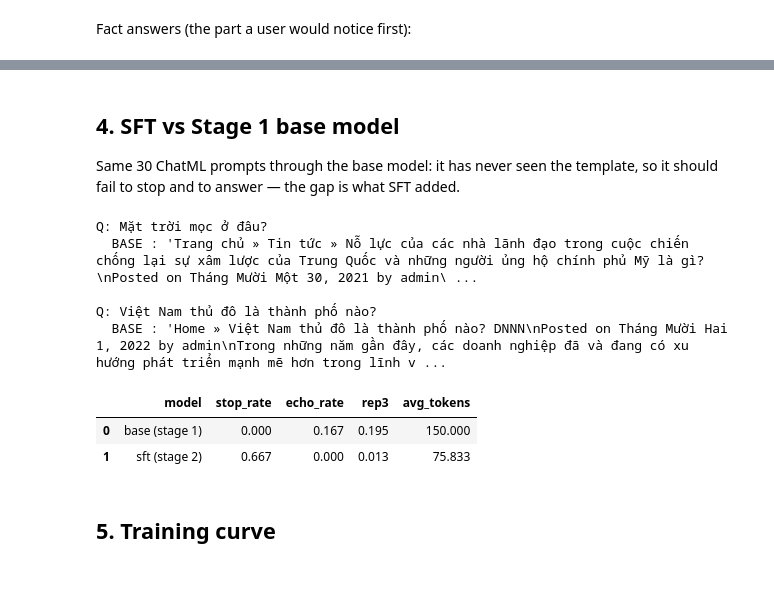
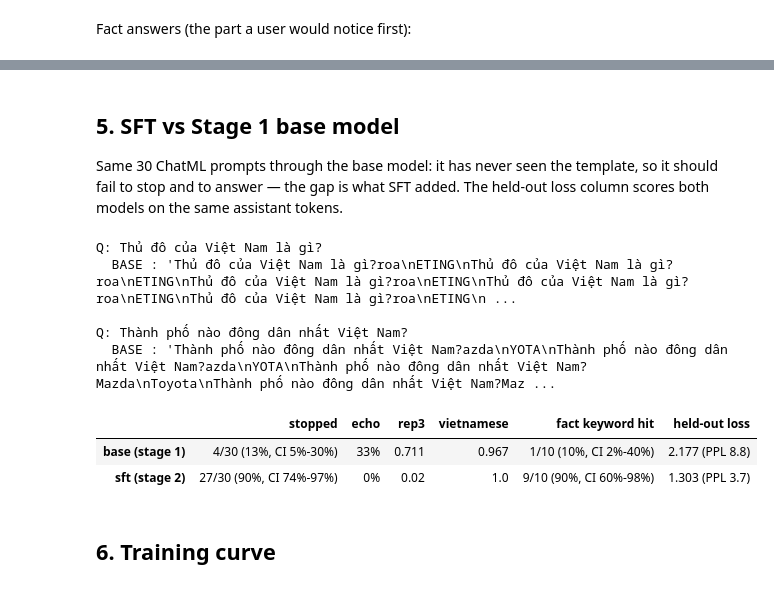
Before and after one commit to ThuanNaN/ViRL-SmolLM2-135M, a Jupyter notebook: notebooks/test_sft.ipynb, the cells around one changed output, grey strips where cells are left out. Cells and saved outputs as stored; diff of their text form; code cells hidden in the pictures.

```diff
--- a/notebooks/test_sft.ipynb
+++ b/notebooks/test_sft.ipynb
@@ -72,7 +75,7 @@ test_prompts = [
     "Hãy giải thích trí tuệ nhân tạo là gì trong hai câu.",
     "Viết một câu chào buổi sáng.",
 ]
-MAX_NEW = 150
+MAX_NEW = 384
 
 def chat_prompt(q):
     return tokenizer.apply_chat_template(
@@ -370,3 +298,0 @@ Fact answers (the part a user would notice first):
-# %%
-for _, r in sft_df[sft_df.cat == "fact"].iterrows():
-    print(f"{'✅' if r.hit else '❌'} {r.q}\n     {r.a[:160]!r}")
@@ -372,0 +348,23 @@ for _, r in sft_df[sft_df.cat == "fact"].iterrows():
+# %%
+N_GEN = 50
+random.seed(0)
+subset = random.sample(heldout, N_GEN)
+
+torch.manual_seed(0)
+rows = []
+for r in subset:
+    q = r["prompt"][-1]["content"]
+    ref = r["completion"][0]["content"]
+    a, stopped = gen(model, q, **GREEDY)
+    rows.append({"q": q, "ref": ref, "a": a, "stopped": stopped,
+                 "ref_tok": n_tokens(ref), "gen_tok": n_tokens(a), "rep3": rep_ngram_rate(a)})
+ho_df = pd.DataFrame(rows)
+
+fits = ho_df[ho_df.ref_tok < MAX_NEW - 16]
+k = int(fits.stopped.sum()); lo, hi = wilson(k, len(fits))
+print(f"stopped (reference < {MAX_NEW - 16} tok): {k}/{len(fits)} ({k/len(fits):.0%}, CI {lo:.0%}-{hi:.0%})")
+print(f"median tokens  generated {ho_df.gen_tok.median():.0f} | reference {ho_df.ref_tok.median():.0f}")
+print(f"rep3 {ho_df.rep3.mean():.3f}")
+
+for _, r in ho_df.head(3).iterrows():
+    print(f"\n{'=' * 80}\nQ: {r.q[:300]}\n--- reference [{r.ref_tok} tok]\n{r.ref[:400]}\n--- SFT [{r.gen_tok} tok, stopped={r.stopped}]\n{r.a[:400]}")
@@ -373,25 +389,30 @@ for _, r in sft_df[sft_df.cat == "fact"].iterrows():
 # %% [markdown]
-## 4. SFT vs Stage 1 base model
+## 5. SFT vs Stage 1 base model
 
-Same 30 ChatML prompts through the base model: it has never seen the template, so it should fail to stop and to answer — the gap is what SFT added.
+Same 30 ChatML prompts through the base model: it has never seen the template, so it should fail to stop and to answer — the gap is what SFT added. The held-out loss column scores both models on the same assistant tokens.
 # %%
 base = load(BASE_DIR)
 base_df = evaluate(base, **GREEDY)
+base_heldout_loss = completion_loss(base)
 for q, a in list(zip(base_df.q, base_df.a))[:2]:
     print(f"Q: {q}\n  BASE : {a[:300]!r}\n")
 del base
 if DEVICE == "cuda":
     torch.cuda.empty_cache()
 
-pd.DataFrame({"base (stage 1)": summarize(base_df), "sft (stage 2)": summarize(sft_df)}).T
+def heldout_cell(loss):
+    return f"{loss:.3f} (PPL {math.exp(loss):.1f})"
+
+pd.DataFrame({"base (stage 1)": {**summarize(base_df), "held-out loss": heldout_cell(base_heldout_loss)},
+              "sft (stage 2)": {**summarize(sft_df), "held-out loss": heldout_cell(sft_heldout_loss)}}).T
 # %% [output]
-Q: Mặt trời mọc ở đâu?
-  BASE : 'Trang chủ » Tin tức » Nỗ lực của các nhà lãnh đạo trong cuộc chiến chống lại sự xâm lược của Trung Quốc và những người ủng hộ chính phủ Mỹ là gì?\nPosted on Tháng Mười Một 30, 2021 by admin\ ...
+Q: Thủ đô của Việt Nam là gì?
+  BASE : 'Thủ đô của Việt Nam là gì?roa\nETING\nThủ đô của Việt Nam là gì?roa\nETING\nThủ đô của Việt Nam là gì?roa\nETING\nThủ đô của Việt Nam là gì?roa\nETING\nThủ đô của Việt Nam là gì?roa\nETING\n ...
 
-Q: Việt Nam thủ đô là thành phố nào?
-  BASE : 'Home » Việt Nam thủ đô là thành phố nào? DNNN\nPosted on Tháng Mười Hai 1, 2022 by admin\nTrong những năm gần đây, các doanh nghiệp đã và đang có xu hướng phát triển mạnh mẽ hơn trong lĩnh v ...
+Q: Thành phố nào đông dân nhất Việt Nam?
+  BASE : 'Thành phố nào đông dân nhất Việt Nam?azda\nYOTA\nThành phố nào đông dân nhất Việt Nam?azda\nYOTA\nThành phố nào đông dân nhất Việt Nam?Mazda\nToyota\nThành phố nào đông dân nhất Việt Nam?Maz ...
-|  | model | stop_rate | echo_rate | rep3 | avg_tokens |
-| 0 | base (stage 1) | 0.000 | 0.167 | 0.195 | 150.000 |
-| 1 | sft (stage 2) | 0.667 | 0.000 | 0.013 | 75.833 |
+|  | stopped | echo | rep3 | vietnamese | fact keyword hit | held-out loss |
+| base (stage 1) | 4/30 (13%, CI 5%-30%) | 33% | 0.711 | 0.967 | 1/10 (10%, CI 2%-40%) | 2.177 (PPL 8.8) |
+| sft (stage 2) | 27/30 (90%, CI 74%-97%) | 0% | 0.02 | 1.0 | 9/10 (90%, CI 60%-98%) | 1.303 (PPL 3.7) |
 # %% [markdown]
-## 5. Training curve
+## 6. Training curve
```
Also changed, not shown: parts of 17 cells of this notebook.
